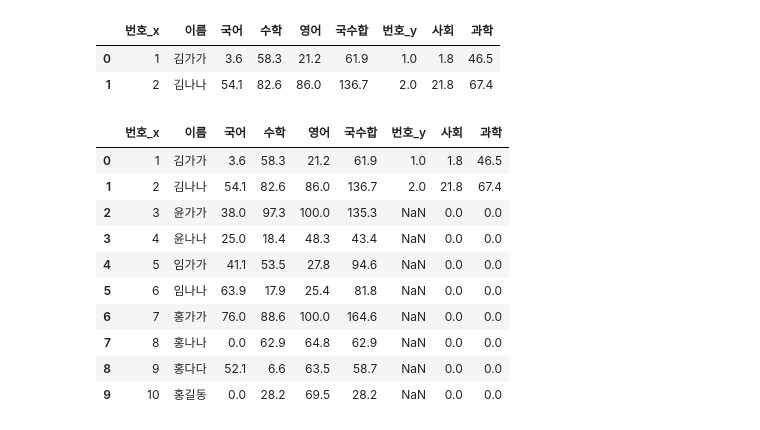
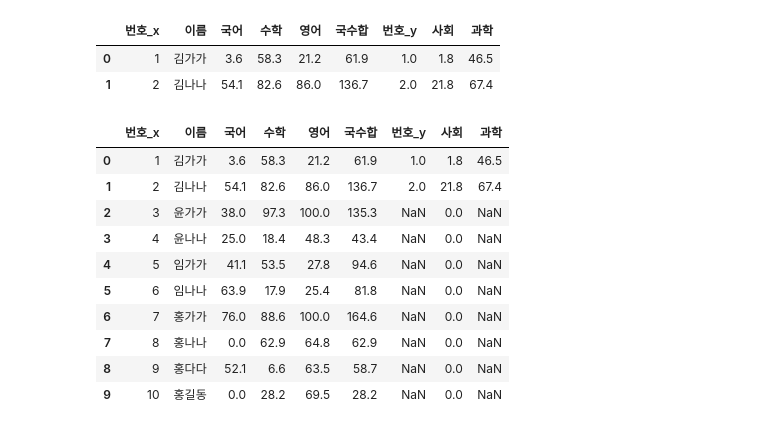
Before and after one commit to urous3814/Sorabol-SharingCamp, a Jupyter notebook: 09/06/Colab.ipynb, the cells around one changed output. Drawn from its saved outputs; the diff is of its cells as text; code cells hidden in the pictures.

```diff
--- a/09/06/Colab.ipynb
+++ b/09/06/Colab.ipynb
@@ -566,17 +566,17 @@ df4
 | 1 | 2 | 김나나 | 54.1 | 82.6 | 86.0 | 136.7 | 2.0 | 21.8 | 67.4 |
 # %%
 df4 = df3.copy()
-df4['과학'] = df4.fillna(0).loc[:, '과학']
+df4['사회'] = df4.fillna(0).loc[:, '사회']
 df4
 # %% [output]
 |  | 번호_x | 이름 | 국어 | 수학 | 영어 | 국수합 | 번호_y | 사회 | 과학 |
 | 0 | 1 | 김가가 | 3.6 | 58.3 | 21.2 | 61.9 | 1.0 | 1.8 | 46.5 |
 | 1 | 2 | 김나나 | 54.1 | 82.6 | 86.0 | 136.7 | 2.0 | 21.8 | 67.4 |
-| 2 | 3 | 윤가가 | 38.0 | 97.3 | 100.0 | 135.3 | NaN | 0.0 | 0.0 |
-| 3 | 4 | 윤나나 | 25.0 | 18.4 | 48.3 | 43.4 | NaN | 0.0 | 0.0 |
-| 4 | 5 | 임가가 | 41.1 | 53.5 | 27.8 | 94.6 | NaN | 0.0 | 0.0 |
-| 5 | 6 | 임나나 | 63.9 | 17.9 | 25.4 | 81.8 | NaN | 0.0 | 0.0 |
-| 6 | 7 | 홍가가 | 76.0 | 88.6 | 100.0 | 164.6 | NaN | 0.0 | 0.0 |
-| 7 | 8 | 홍나나 | 0.0 | 62.9 | 64.8 | 62.9 | NaN | 0.0 | 0.0 |
-| 8 | 9 | 홍다다 | 52.1 | 6.6 | 63.5 | 58.7 | NaN | 0.0 | 0.0 |
-| 9 | 10 | 홍길동 | 0.0 | 28.2 | 69.5 | 28.2 | NaN | 0.0 | 0.0 |
+| 2 | 3 | 윤가가 | 38.0 | 97.3 | 100.0 | 135.3 | NaN | 0.0 | NaN |
+| 3 | 4 | 윤나나 | 25.0 | 18.4 | 48.3 | 43.4 | NaN | 0.0 | NaN |
+| 4 | 5 | 임가가 | 41.1 | 53.5 | 27.8 | 94.6 | NaN | 0.0 | NaN |
+| 5 | 6 | 임나나 | 63.9 | 17.9 | 25.4 | 81.8 | NaN | 0.0 | NaN |
+| 6 | 7 | 홍가가 | 76.0 | 88.6 | 100.0 | 164.6 | NaN | 0.0 | NaN |
+| 7 | 8 | 홍나나 | 0.0 | 62.9 | 64.8 | 62.9 | NaN | 0.0 | NaN |
+| 8 | 9 | 홍다다 | 52.1 | 6.6 | 63.5 | 58.7 | NaN | 0.0 | NaN |
+| 9 | 10 | 홍길동 | 0.0 | 28.2 | 69.5 | 28.2 | NaN | 0.0 | NaN |
```
Also changed, not shown: parts of 3 cells of this notebook.
